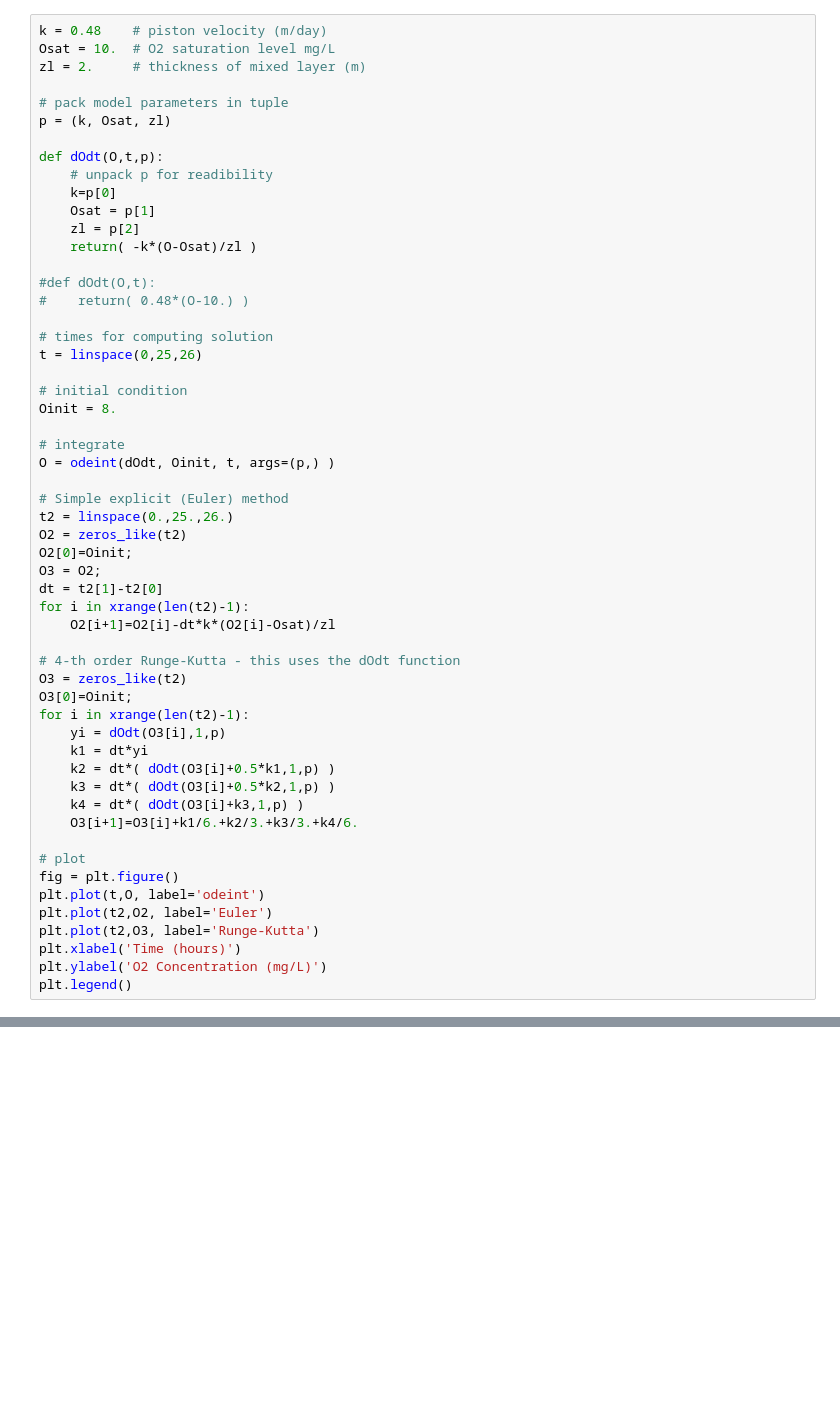
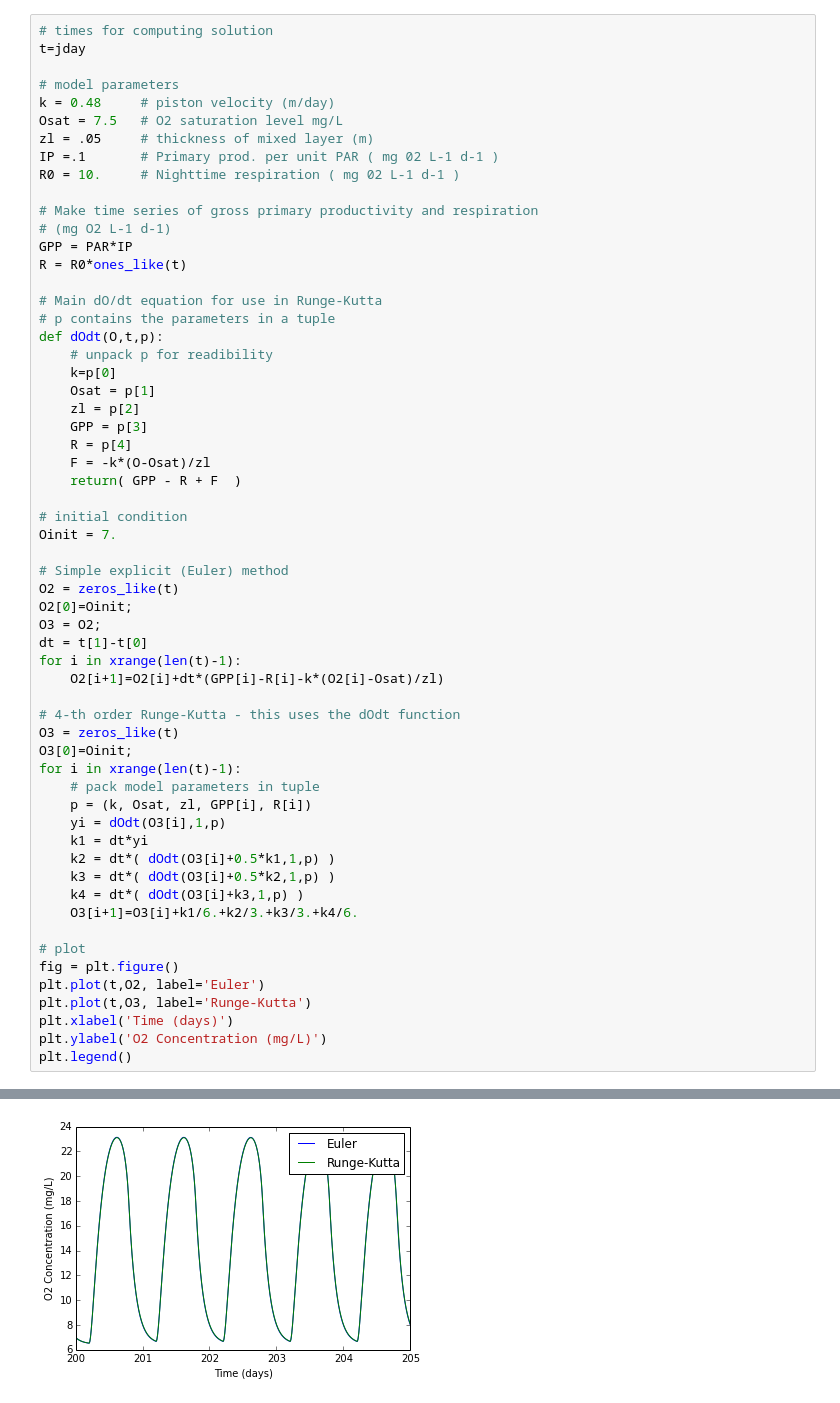
Before and after one commit to csherwood-usgs/IPython_notebook_examples, a Jupyter notebook: o2_model_2.ipynb, the cells around one changed output, grey strips where cells are left out. Saved outputs shown, nothing was run; the diff lists cells and outputs as text; blank space fills up the shorter version.

```diff
--- a/o2_model_2.ipynb
+++ b/o2_model_2.ipynb
@@ -46,43 +67,48 @@ plot(jday,Iz)
 # %%
-k = 0.48    # piston velocity (m/day)
-Osat = 10.  # O2 saturation level mg/L
-zl = 2.     # thickness of mixed layer (m)
+# times for computing solution
+t=jday
 
-# pack model parameters in tuple
-p = (k, Osat, zl)
+# model parameters
+k = 0.48     # piston velocity (m/day)
+Osat = 7.5   # O2 saturation level mg/L
+zl = .05     # thickness of mixed layer (m)
+IP =.1       # Primary prod. per unit PAR ( mg 02 L-1 d-1 )
+R0 = 10.     # Nighttime respiration ( mg 02 L-1 d-1 )
 
+# Make time series of gross primary productivity and respiration
+# (mg O2 L-1 d-1)
+GPP = PAR*IP
+R = R0*ones_like(t)
+
+# Main dO/dt equation for use in Runge-Kutta
+# p contains the parameters in a tuple
 def dOdt(O,t,p):
     # unpack p for readibility
     k=p[0]
     Osat = p[1]
     zl = p[2]
-    return( -k*(O-Osat)/zl )
-
-#def dOdt(O,t):
-#    return( 0.48*(O-10.) )
-
-# times for computing solution
-t = linspace(0,25,26)
+    GPP = p[3]
+    R = p[4]
+    F = -k*(O-Osat)/zl
+    return( GPP - R + F  )
 
 # initial condition
-Oinit = 8.
-
-# integrate
-O = odeint(dOdt, Oinit, t, args=(p,) )
+Oinit = 7.
 
 # Simple explicit (Euler) method
-t2 = linspace(0.,25.,26.)
-O2 = zeros_like(t2)
+O2 = zeros_like(t)
 O2[0]=Oinit;
 O3 = O2;
-dt = t2[1]-t2[0]
-for i in xrange(len(t2)-1):
-    O2[i+1]=O2[i]-dt*k*(O2[i]-Osat)/zl
+dt = t[1]-t[0]
+for i in xrange(len(t)-1):
+    O2[i+1]=O2[i]+dt*(GPP[i]-R[i]-k*(O2[i]-Osat)/zl)
 
 # 4-th order Runge-Kutta - this uses the dOdt function
-O3 = zeros_like(t2)
+O3 = zeros_like(t)
 O3[0]=Oinit;
-for i in xrange(len(t2)-1):
+for i in xrange(len(t)-1):
+    # pack model parameters in tuple
+    p = (k, Osat, zl, GPP[i], R[i])
     yi = dOdt(O3[i],1,p)
     k1 = dt*yi
     k2 = dt*( dOdt(O3[i]+0.5*k1,1,p) )
@@ -92,9 +118,9 @@ for i in xrange(len(t2)-1):
 
 # plot
 fig = plt.figure()
-plt.plot(t,O, label='odeint')
-plt.plot(t2,O2, label='Euler')
-plt.plot(t2,O3, label='Runge-Kutta')
-plt.xlabel('Time (hours)')
+plt.plot(t,O2, label='Euler')
+plt.plot(t,O3, label='Runge-Kutta')
+plt.xlabel('Time (days)')
 plt.ylabel('O2 Concentration (mg/L)')
 plt.legend()
+# %% [output]
@@ -100,0 +128 @@ plt.legend()
+[figure, added]
```
Also changed, not shown: parts of 6 cells of this notebook.
